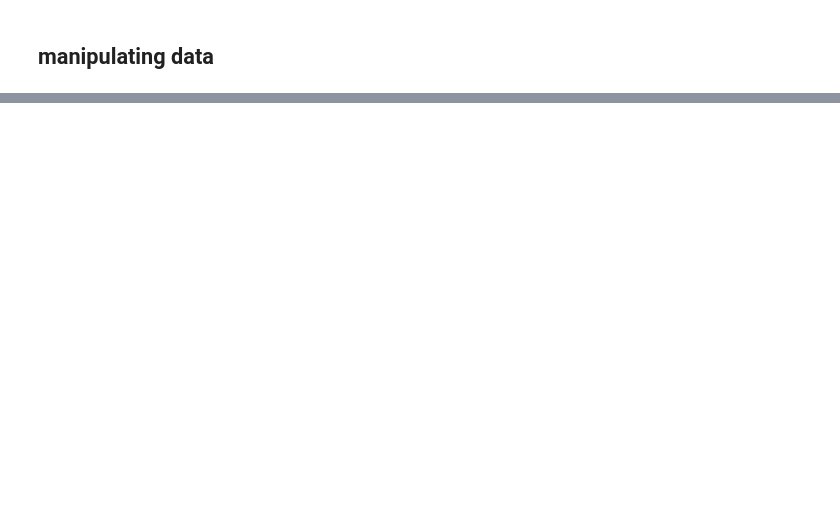
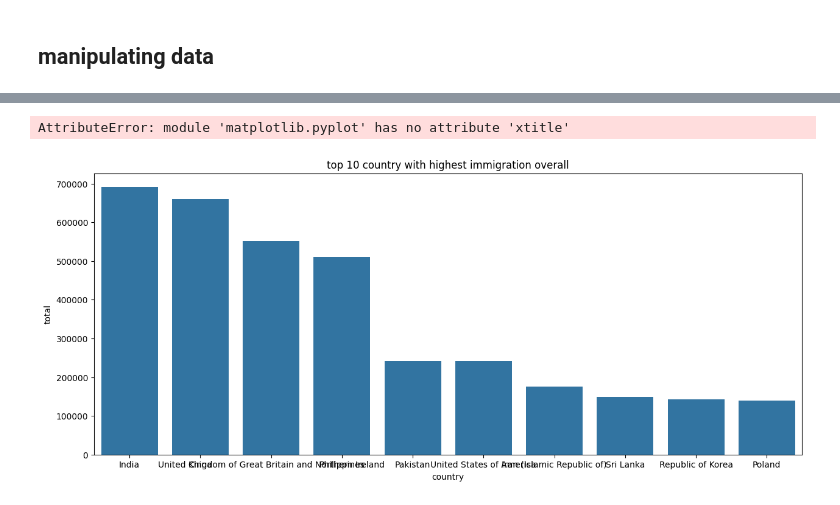
Before and after one commit to atishey-jain-007/python-data-science-course, a Jupyter notebook: pandas.ipynb, the cells around one changed output, grey strips where cells are left out. Cells and saved outputs as stored; diff of their text form; code cells hidden in the pictures; blank space fills up the shorter version.

```diff
--- a/pandas.ipynb
+++ b/pandas.ipynb
@@ -123,0 +143,2 @@ d2['average']= d2['english']+d2['math']+d2['science']
+# %%
+df= df.sort_values(by='total',ascending=False)#desending order
@@ -123,0 +161,9 @@ d2['average']= d2['english']+d2['math']+d2['science']
+# %%
+fig,ax =plt.subplots(figsize=(15,6))
+sns.barplot(x='country',y='total',data=df.head(10), ax=ax)
+plt.title("top 10 country with highest immigration overall")
+plt.xtitle(rotation=90)
+plt.show()
+# %% [output]
+AttributeError: module 'matplotlib.pyplot' has no attribute 'xtitle'
+[figure, added]
```
Also changed, not shown: parts of 19 cells of this notebook.
